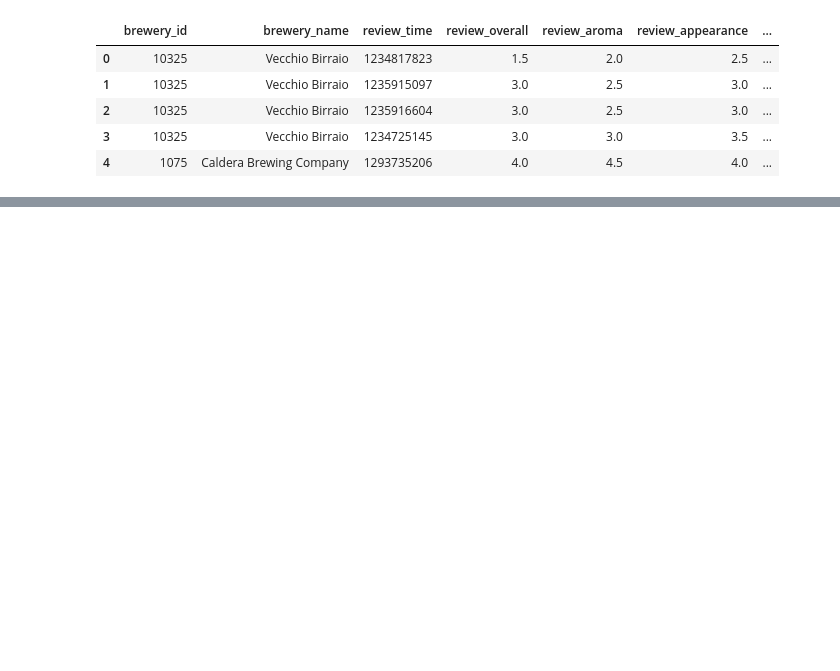
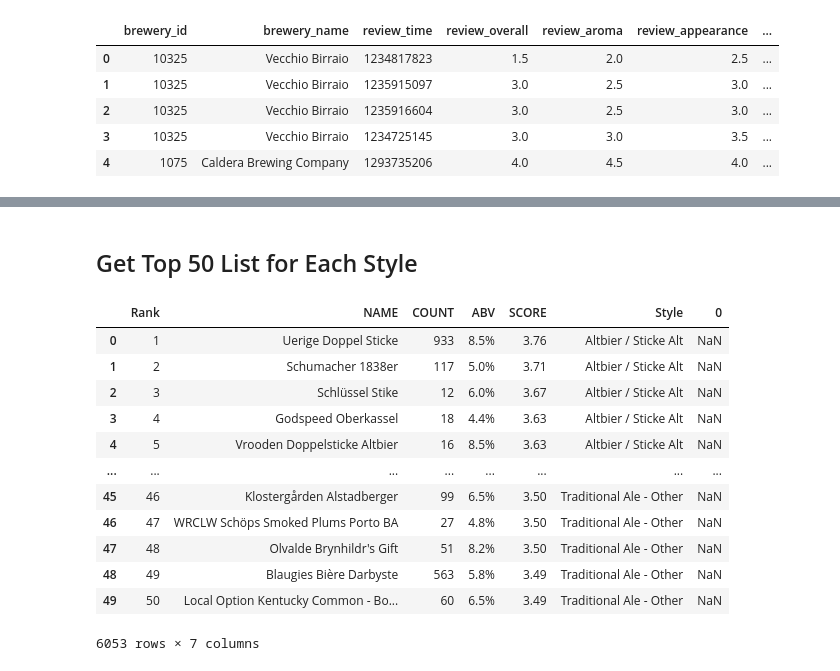
Before and after one commit to nowlansavage/beer_project, a Jupyter notebook: beer_data.ipynb, the cells around one changed output, grey strips where cells are left out. Drawn from its saved outputs; the diff is of its cells as text; code cells hidden in the pictures; blank space fills up the shorter version.

Commit message:
RateBeer and HugeFile

```diff
--- a/beer_data.ipynb
+++ b/beer_data.ipynb
@@ -14,0 +54,26 @@ beer_df.head()
+# %%
+#go through the style groupings
+styles=[]
+links=[]
+for i in range(0,7):
+    results = styleGroups[i].find_all('li')
+
+    #loop through each style within the grouping
+    for result in results:
+
+        #error handling
+        try:
+            #Get Beer Styles
+            beer_style=result.find('a').text
+            #Get hrefs to those styles to scrape
+            link=result.a['href']
+
+            #print only if it has a style and link
+            if (beer_style and link):
+                styles.append(beer_style)
+                links.append(link)
+                print('-'*30)
+                print(beer_style)
+                print(link)
+        except AttributeError as e:
+            print(e)
@@ -14,0 +98,33 @@ beer_df.head()
+# %% [markdown]
+## Get Top 50 List for Each Style
+# %%
+#create empty_df
+master_df = pd.DataFrame(columns =['Rank','NAME', 'COUNT', 'ABV', 'SCORE', 'Style'])
+#loop through all styles and get the top50 list
+
+for style_link in links:
+    beer_url = base_url+style_link
+    driver =webdriver.Chrome('chromedriver')
+    driver.get(beer_url)
+    time.sleep(5)
+    tables = pd.read_html(driver.page_source)
+    beer_df=tables[0]
+    beer_df['Style']= BeautifulSoup(driver.page_source, 'html').find('h1').text
+    beer_df=beer_df.rename(columns={'Unnamed: 0': 'Rank'})
+    master_df = pd.concat([master_df,beer_df])
+    driver.quit()
+master_df
+# %% [output]
+|  | Rank | NAME | COUNT | ABV | SCORE | Style | 0 |
+| 0 | 1 | Uerige Doppel Sticke | 933 | 8.5% | 3.76 | Altbier / Sticke Alt | NaN |
+| 1 | 2 | Schumacher 1838er | 117 | 5.0% | 3.71 | Altbier / Sticke Alt | NaN |
+| 2 | 3 | Schlüssel Stike | 12 | 6.0% | 3.67 | Altbier / Sticke Alt | NaN |
+| 3 | 4 | Godspeed Oberkassel | 18 | 4.4% | 3.63 | Altbier / Sticke Alt | NaN |
+| 4 | 5 | Vrooden Doppelsticke Altbier | 16 | 8.5% | 3.63 | Altbier / Sticke Alt | NaN |
+| ... | ... | ... | ... | ... | ... | ... | ... |
+| 45 | 46 | Klostergården Alstadberger | 99 | 6.5% | 3.50 | Traditional Ale - Other | NaN |
+| 46 | 47 | WRCLW Schöps Smoked Plums Porto BA | 27 | 4.8% | 3.50 | Traditional Ale - Other | NaN |
+| 47 | 48 | Olvalde Brynhildr's Gift | 51 | 8.2% | 3.50 | Traditional Ale - Other | NaN |
+| 48 | 49 | Blaugies Bière Darbyste | 563 | 5.8% | 3.49 | Traditional Ale - Other | NaN |
+| 49 | 50 | Local Option Kentucky Common - Bo... | 60 | 6.5% | 3.49 | Traditional Ale - Other | NaN |
+6053 rows × 7 columns
```
Also changed, not shown: parts of 14 cells of this notebook, 2 other files.
